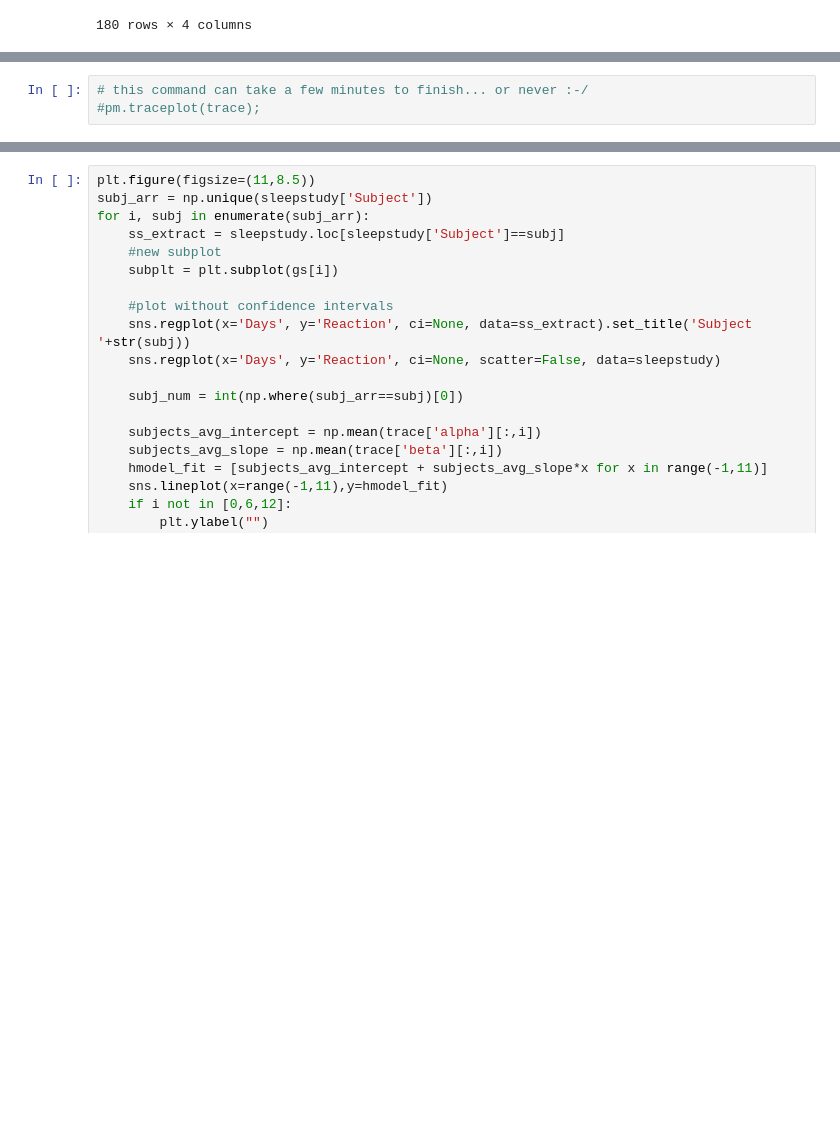
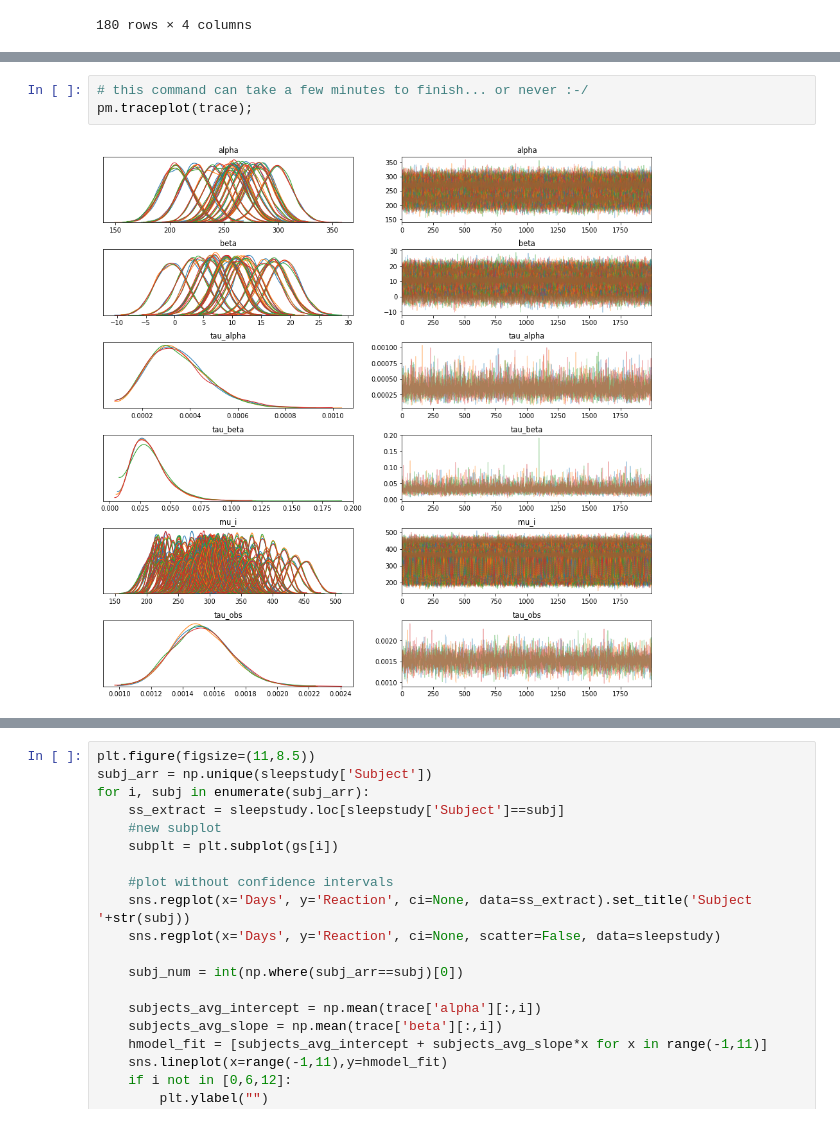
Before and after one commit to wfseaton/2020-CS109B, a Jupyter notebook: content/lectures/lecture06/notebook/cs109b_Bayes_2020.ipynb, the cells around one changed output, grey strips where cells are left out. Saved outputs shown, nothing was run; the diff lists cells and outputs as text; blank space fills up the shorter version.

```diff
--- a/content/lectures/lecture06/notebook/cs109b_Bayes_2020.ipynb
+++ b/content/lectures/lecture06/notebook/cs109b_Bayes_2020.ipynb
@@ -259,7 +259,9 @@ Multiprocess sampling (2 chains in 2 jobs)
 NUTS: [tau_obs, beta, alpha, tau_beta, tau_alpha]
 # %%
 # this command can take a few minutes to finish... or never :-/
-#pm.traceplot(trace);
+pm.traceplot(trace);
+# %% [output]
+[figure, added]
 # %%
 trace_summary(trace, var_names=['tau_alpha', 'tau_beta', 'alpha', 'beta', 'tau_obs'])
 # %% [output]
```
Also changed, not shown: parts of 14 cells of this notebook, 7 other files.
